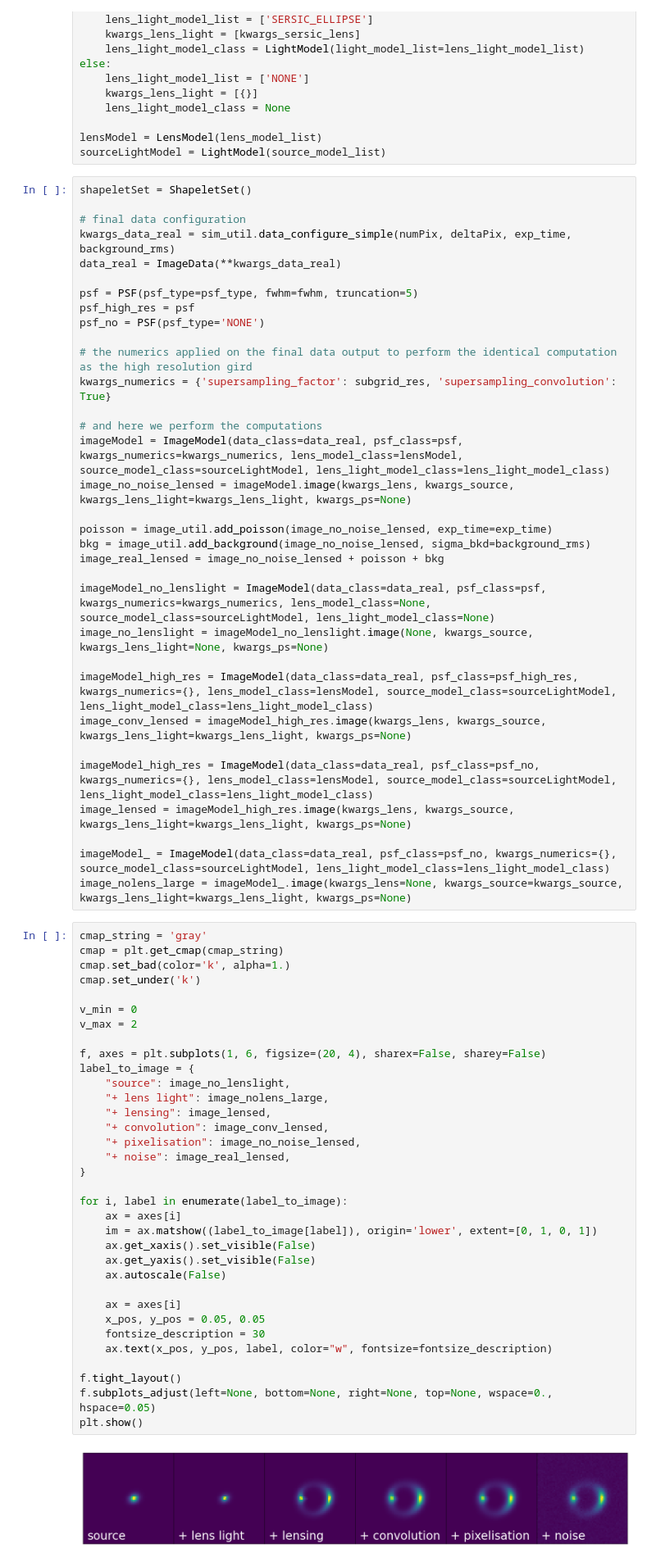
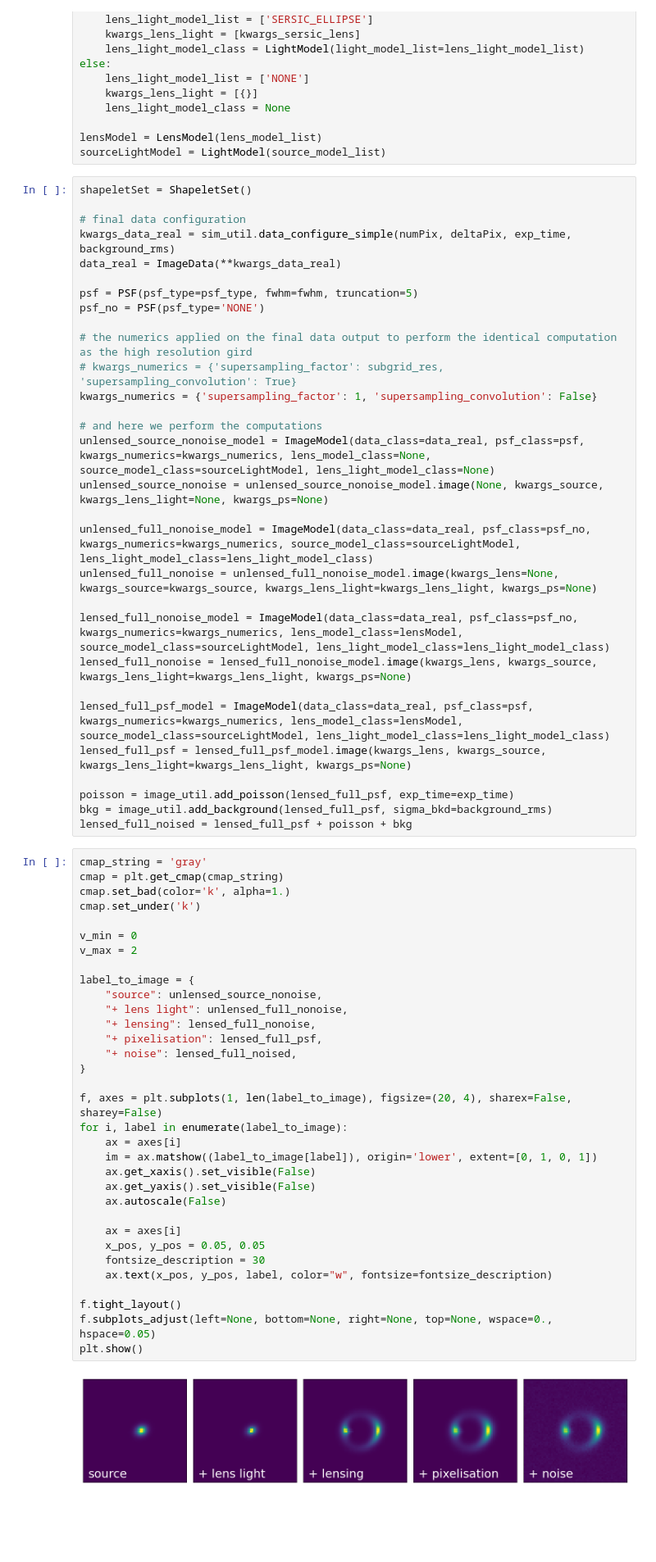
Before and after one commit to yashpatel5400/substructure, a Jupyter notebook: reconstruction.ipynb, the cells around one changed output. Shown: that part at 82% size. Cells and saved outputs as stored; diff of their text form; blank space fills up the shorter version.

```diff
--- a/reconstruction.ipynb
+++ b/reconstruction.ipynb
@@ -90,67 +90,63 @@ kwargs_data_real = sim_util.data_configure_simple(numPix, deltaPix, exp_time, ba
 data_real = ImageData(**kwargs_data_real)
 
 psf = PSF(psf_type=psf_type, fwhm=fwhm, truncation=5)
-psf_high_res = psf
 psf_no = PSF(psf_type='NONE')
 
 # the numerics applied on the final data output to perform the identical computation as the high resolution gird
-kwargs_numerics = {'supersampling_factor': subgrid_res, 'supersampling_convolution': True}
+# kwargs_numerics = {'supersampling_factor': subgrid_res, 'supersampling_convolution': True}
+kwargs_numerics = {'supersampling_factor': 1, 'supersampling_convolution': False}
 
 # and here we perform the computations
-imageModel = ImageModel(data_class=data_real, psf_class=psf, kwargs_numerics=kwargs_numerics, lens_model_class=lensModel, source_model_class=sourceLightModel, lens_light_model_class=lens_light_model_class)
-image_no_noise_lensed = imageModel.image(kwargs_lens, kwargs_source, kwargs_lens_light=kwargs_lens_light, kwargs_ps=None)
+unlensed_source_nonoise_model = ImageModel(data_class=data_real, psf_class=psf, kwargs_numerics=kwargs_numerics, lens_model_class=None, source_model_class=sourceLightModel, lens_light_model_class=None)
+unlensed_source_nonoise = unlensed_source_nonoise_model.image(None, kwargs_source, kwargs_lens_light=None, kwargs_ps=None)
 
-poisson = image_util.add_poisson(image_no_noise_lensed, exp_time=exp_time)
-bkg = image_util.add_background(image_no_noise_lensed, sigma_bkd=background_rms)
-image_real_lensed = image_no_noise_lensed + poisson + bkg
+unlensed_full_nonoise_model = ImageModel(data_class=data_real, psf_class=psf_no, kwargs_numerics=kwargs_numerics, source_model_class=sourceLightModel, lens_light_model_class=lens_light_model_class)
+unlensed_full_nonoise = unlensed_full_nonoise_model.image(kwargs_lens=None, kwargs_source=kwargs_source, kwargs_lens_light=kwargs_lens_light, kwargs_ps=None)
 
-imageModel_no_lenslight = ImageModel(data_class=data_real, psf_class=psf, kwargs_numerics=kwargs_numerics, lens_model_class=None, source_model_class=sourceLightModel, lens_light_model_class=None)
-image_no_lenslight = imageModel_no_lenslight.image(None, kwargs_source, kwargs_lens_light=None, kwargs_ps=None)
+lensed_full_nonoise_model = ImageModel(data_class=data_real, psf_class=psf_no, kwargs_numerics=kwargs_numerics, lens_model_class=lensModel, source_model_class=sourceLightModel, lens_light_model_class=lens_light_model_class)
+lensed_full_nonoise = lensed_full_nonoise_model.image(kwargs_lens, kwargs_source, kwargs_lens_light=kwargs_lens_light, kwargs_ps=None)
 
-imageModel_high_res = ImageModel(data_class=data_real, psf_class=psf_high_res, kwargs_numerics={}, lens_model_class=lensModel, source_model_class=sourceLightModel, lens_light_model_class=lens_light_model_class)
-image_conv_lensed = imageModel_high_res.image(kwargs_lens, kwargs_source, kwargs_lens_light=kwargs_lens_light, kwargs_ps=None)
+lensed_full_psf_model = ImageModel(data_class=data_real, psf_class=psf, kwargs_numerics=kwargs_numerics, lens_model_class=lensModel, source_model_class=sourceLightModel, lens_light_model_class=lens_light_model_class)
+lensed_full_psf = lensed_full_psf_model.image(kwargs_lens, kwargs_source, kwargs_lens_light=kwargs_lens_light, kwargs_ps=None)
 
-imageModel_high_res = ImageModel(data_class=data_real, psf_class=psf_no, kwargs_numerics={}, lens_model_class=lensModel, source_model_class=sourceLightModel, lens_light_model_class=lens_light_model_class)
-image_lensed = imageModel_high_res.image(kwargs_lens, kwargs_source, kwargs_lens_light=kwargs_lens_light, kwargs_ps=None)
-
-imageModel_ = ImageModel(data_class=data_real, psf_class=psf_no, kwargs_numerics={}, source_model_class=sourceLightModel, lens_light_model_class=lens_light_model_class)
-image_nolens_large = imageModel_.image(kwargs_lens=None, kwargs_source=kwargs_source, kwargs_lens_light=kwargs_lens_light, kwargs_ps=None)
+poisson = image_util.add_poisson(lensed_full_psf, exp_time=exp_time)
+bkg = image_util.add_background(lensed_full_psf, sigma_bkd=background_rms)
+lensed_full_noised = lensed_full_psf + poisson + bkg
 # %%
 cmap_string = 'gray'
 cmap = plt.get_cmap(cmap_string)
 cmap.set_bad(color='k', alpha=1.)
 cmap.set_under('k')
 
 v_min = 0
 v_max = 2
 
-f, axes = plt.subplots(1, 6, figsize=(20, 4), sharex=False, sharey=False)
 label_to_image = {
-    "source": image_no_lenslight,
-    "+ lens light": image_nolens_large,
-    "+ lensing": image_lensed,
-    "+ convolution": image_conv_lensed,
-    "+ pixelisation": image_no_noise_lensed,
-    "+ noise": image_real_lensed,
+    "source": unlensed_source_nonoise,
+    "+ lens light": unlensed_full_nonoise,
+    "+ lensing": lensed_full_nonoise,
+    "+ pixelisation": lensed_full_psf,
+    "+ noise": lensed_full_noised,
 }
 
+f, axes = plt.subplots(1, len(label_to_image), figsize=(20, 4), sharex=False, sharey=False)
 for i, label in enumerate(label_to_image):
     ax = axes[i]
     im = ax.matshow((label_to_image[label]), origin='lower', extent=[0, 1, 0, 1])
     ax.get_xaxis().set_visible(False)
     ax.get_yaxis().set_visible(False)
     ax.autoscale(False)
 
     ax = axes[i]
     x_pos, y_pos = 0.05, 0.05
     fontsize_description = 30
     ax.text(x_pos, y_pos, label, color="w", fontsize=fontsize_description)
 
 f.tight_layout()
 f.subplots_adjust(left=None, bottom=None, right=None, top=None, wspace=0., hspace=0.05)
 plt.show()
 # %% [output]
-[figure, old version]
+[figure, new version]
 # %%
 from lenstronomy.LightModel.Profiles.shapelets_polar import ShapeletSetPolar
 
```
Also changed, not shown: parts of 1 cell of this notebook.
